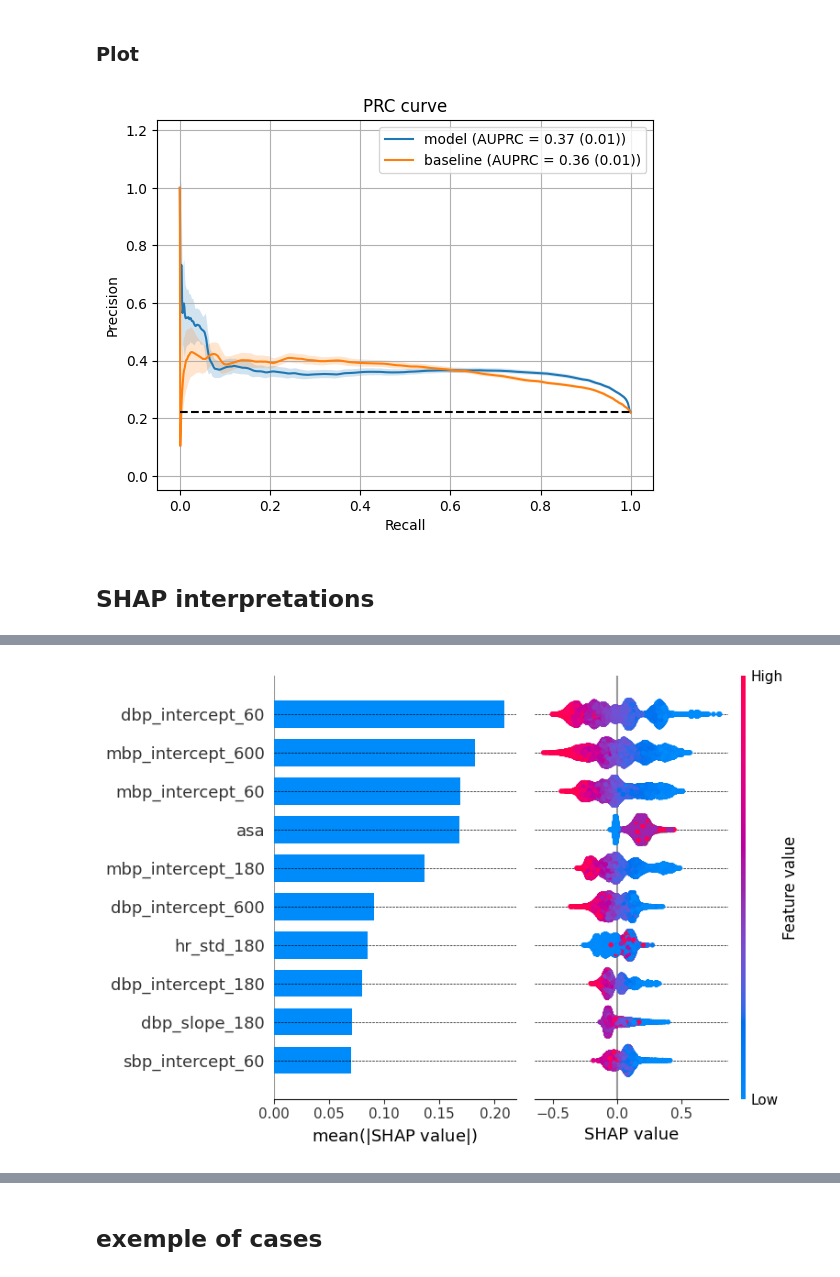
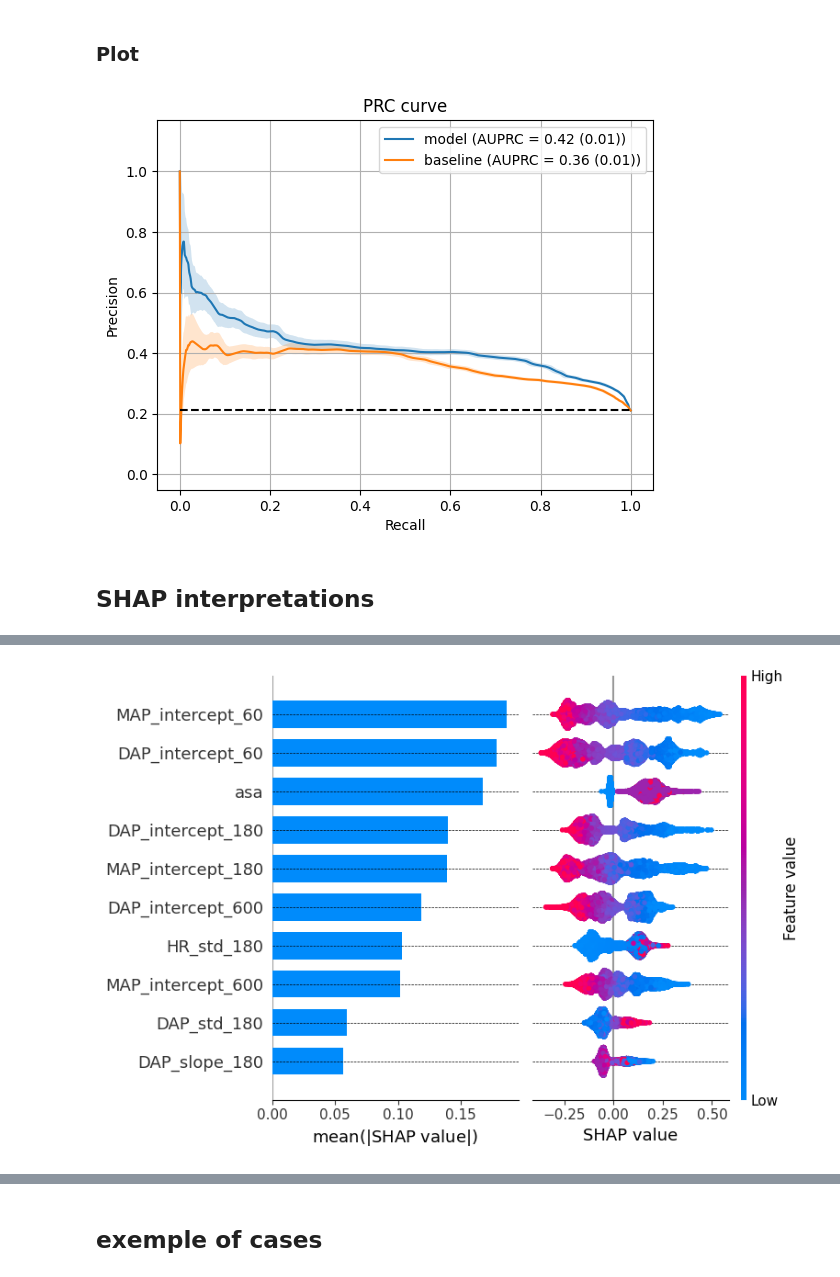
Before and after one commit to BobAubouin/hypotension_pred, a Jupyter notebook: scripts/experiments/test_on_chu.ipynb, the cells around one changed output, grey strips where cells are left out. Cells and saved outputs as stored; diff of their text form; code cells hidden in the pictures.

```diff
--- a/scripts/experiments/test_on_chu.ipynb
+++ b/scripts/experiments/test_on_chu.ipynb
@@ -15,7 +17,15 @@ from hp_pred.experiments import bootstrap_test, load_labelized_cases, print_stat
 ## Load and format data
 # %%
 # import the data frame and add the meta data to the segments
-data = pd.read_parquet(Path('data/datasets/chu_dataset/cases/'))
+data = pd.DataFrame()
+dataset_name = 'chu_dataset'
+for file in Path(f'data/datasets/{dataset_name}/cases/').glob('*'):
+    try:
+        df = pd.read_parquet(file)
+        data = pd.concat([data, df], ignore_index=True)
+    except Exception as e:
+        print(f"Error with file: {file}")
+        print(e)
 data['label_id'] = data['label_id'].astype(str) + "_" + data['caseid'].astype(str)
 
 static = pd.read_parquet('data/datasets/chu_dataset/meta.parquet')
@@ -26,7 +36,7 @@ data = data.merge(static, on='caseid')
 
 test = data
 
-SIGNAL_FEATURE = ['mbp', 'sbp', 'dbp', 'hr', 'rr', 'spo2', 'etco2', 'mac', 'pp_ct']
+SIGNAL_FEATURE = ['mbp', 'sbp', 'dbp', 'hr', 'rr', 'spo2', 'etco2', 'mac', 'pp_ct', 'rf_ct', 'body_temp']
 STATIC_FEATURE = ["age", "bmi", "asa"]
 HALF_TIME_FILTERING = [60, 3*60, 10*60]
 
@@ -113,7 +121,6 @@ test set contains 69683 sample with a prevalence of 22.03%
 # control reproducibility
 rng_seed = 42
 
-test = test.dropna(subset=FEATURE_NAME)
 print(
     f"{len(test):,d} test samples, "
     f"{test['label'].mean():.2%} positive rate."
@@ -123,7 +130,7 @@ print(
 model_folder = Path("data/models")
 if not model_folder.exists():
     model_folder.mkdir()
-model_file = model_folder / "xgb_30_s.json"
+model_file = model_folder / "xgb_30_s_remi.json"
 
 if model_file.exists():
     model = xgb.XGBClassifier()
@@ -214,7 +221,7 @@ plt.legend()
 plt.grid()
 plt.show()
 # %% [output]
-[figure, old version]
+[figure, new version]
 # %%
 # output for latex plot
 
@@ -252,28 +259,33 @@ test_data = data[FEATURE_NAME]
 # %%
 # plot the SHAP value
 plt.figure(figsize=(12, 5))
 plt.subplot(1, 2, 1)
 for i in range(nb_max_feature):
     plt.axhline(y=i, color='black', linestyle='--', linewidth=0.5)
 shap.summary_plot(shap_values, test_data, feature_names=FEATURE_NAME, show=False, plot_type="bar", max_display=nb_max_feature)
 plt.xlabel('mean($|$SHAP value$|$)')
 # get the list of ytick labels and change every "constant" by "intercept"
 names = plt.gca().get_yticklabels()
 names = [name.get_text().replace("constant", "intercept") for name in names]
+names = [name.replace("mbp", "MAP") for name in names]
+names = [name.replace("sbp", "SAP") for name in names]
+names = [name.replace("dbp", "DAP") for name in names]
+names = [name.replace("hr", "HR") for name in names]
+names = [name.replace("rf_ct", "RF_CT") for name in names]
 plt.gca().set_yticklabels(names)
 plt.subplot(1, 2, 2)
 shap.summary_plot(shap_values, test_data, feature_names=FEATURE_NAME, show=False, max_display=nb_max_feature)
 #remove the y thick label
 plt.gca().set_yticklabels([])
 plt.xlabel('SHAP value')
 plt.tight_layout()
 #add horizontal line for each feture
 for i in range(nb_max_feature):
     plt.axhline(y=i, color='black', linestyle='--', linewidth=0.5)
 plt.savefig('./output/shap_xgboost_chu.pdf', bbox_inches='tight', dpi=300)
 plt.show()
 # %% [output]
-[figure, old version]
+[figure, new version]
 # %%
 # Helper grouping function
 revert_dict = lambda d: dict(chain(*[zip(val, repeat(key)) for key, val in d.items()]))
```
Also changed, not shown: parts of 8 cells of this notebook, 7 other files.
